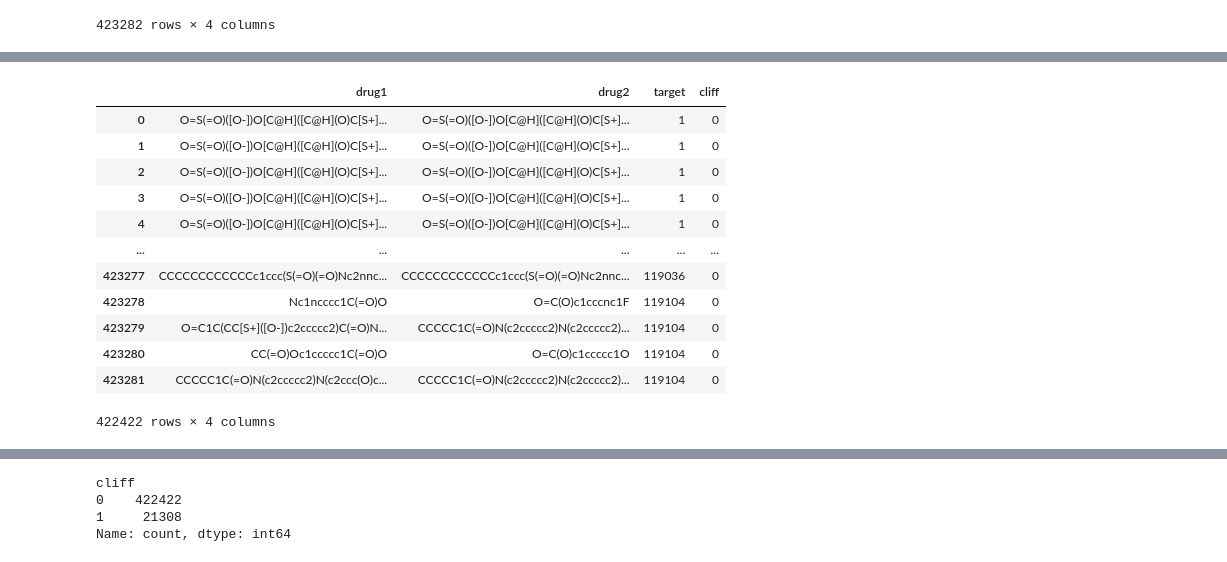
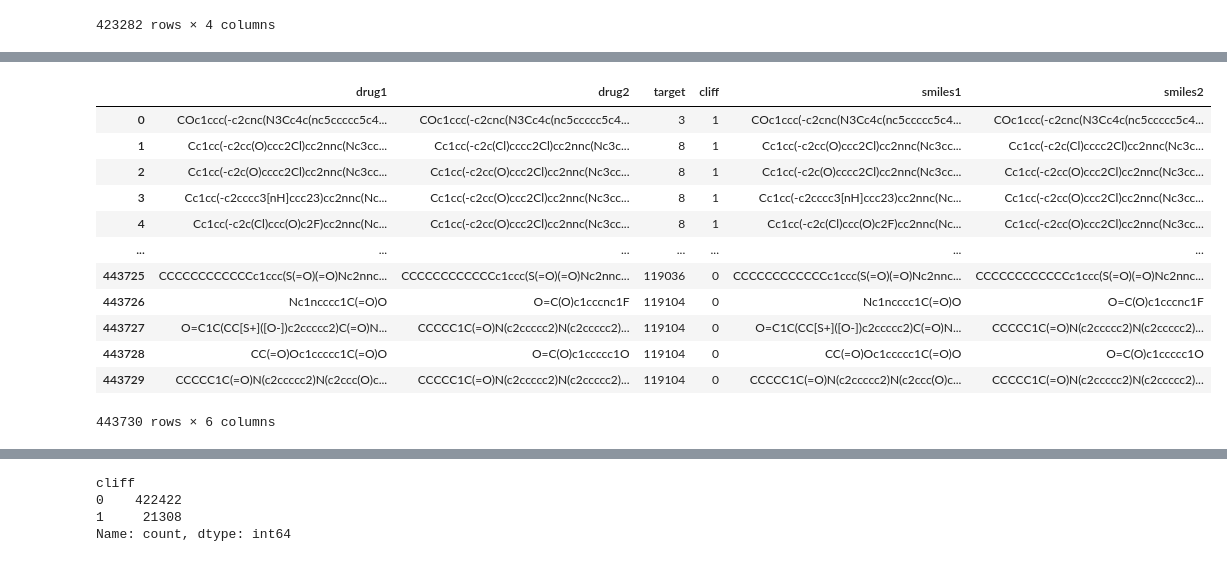
Before and after one commit to reginaib/AC-DTI, a Jupyter notebook: scripts/ds_acnet_preprocess.ipynb, the cells around one changed output, grey strips where cells are left out. Saved outputs shown, nothing was run; the diff lists cells and outputs as text; code cells hidden in the pictures.

```diff
--- a/scripts/ds_acnet_preprocess.ipynb
+++ b/scripts/ds_acnet_preprocess.ipynb
@@ -123,16 +125,0 @@ ACNet_non_ac.columns = ['drug1', 'to_drop', 'drug2', 'to_drop', 'target', 'cliff
-# %%
-ACNet_non_ac
-# %% [output]
-|  | drug1 | drug2 | target | cliff |
-| 0 | O=S(=O)([O-])O[C@H]([C@H](O)C[S+]... | O=S(=O)([O-])O[C@H]([C@H](O)C[S+]... | 1 | 0 |
-| 1 | O=S(=O)([O-])O[C@H]([C@H](O)C[S+]... | O=S(=O)([O-])O[C@H]([C@H](O)C[S+]... | 1 | 0 |
-| 2 | O=S(=O)([O-])O[C@H]([C@H](O)C[S+]... | O=S(=O)([O-])O[C@H]([C@H](O)C[S+]... | 1 | 0 |
-| 3 | O=S(=O)([O-])O[C@H]([C@H](O)C[S+]... | O=S(=O)([O-])O[C@H]([C@H](O)C[S+]... | 1 | 0 |
-| 4 | O=S(=O)([O-])O[C@H]([C@H](O)C[S+]... | O=S(=O)([O-])O[C@H]([C@H](O)C[S+]... | 1 | 0 |
-| ... | ... | ... | ... | ... |
-| 423277 | CCCCCCCCCCCCc1ccc(S(=O)(=O)Nc2nnc... | CCCCCCCCCCCCc1ccc(S(=O)(=O)Nc2nnc... | 119036 | 0 |
-| 423278 | Nc1ncccc1C(=O)O | O=C(O)c1cccnc1F | 119104 | 0 |
-| 423279 | O=C1C(CC[S+]([O-])c2ccccc2)C(=O)N... | CCCCC1C(=O)N(c2ccccc2)N(c2ccccc2)... | 119104 | 0 |
-| 423280 | CC(=O)Oc1ccccc1C(=O)O | O=C(O)c1ccccc1O | 119104 | 0 |
-| 423281 | CCCCC1C(=O)N(c2ccccc2)N(c2ccc(O)c... | CCCCC1C(=O)N(c2ccccc2)N(c2ccccc2)... | 119104 | 0 |
-422422 rows × 4 columns
@@ -141,6 +131,22 @@ ACNet_non_ac_no_dub = ACNet_non_ac.drop_duplicates()
 # %%
 merged_ACNet_df = pd.concat([ACNet_ac_no_dub, ACNet_non_ac_no_dub], axis=0)
 merged_ACNet_df.reset_index(drop=True, inplace=True)
+# %%
+merged_ACNet_df
+# %% [output]
+|  | drug1 | drug2 | target | cliff | smiles1 | smiles2 |
+| 0 | COc1ccc(-c2cnc(N3Cc4c(nc5ccccc5c4... | COc1ccc(-c2cnc(N3Cc4c(nc5ccccc5c4... | 3 | 1 | COc1ccc(-c2cnc(N3Cc4c(nc5ccccc5c4... | COc1ccc(-c2cnc(N3Cc4c(nc5ccccc5c4... |
+| 1 | Cc1cc(-c2cc(O)ccc2Cl)cc2nnc(Nc3cc... | Cc1cc(-c2c(Cl)cccc2Cl)cc2nnc(Nc3c... | 8 | 1 | Cc1cc(-c2cc(O)ccc2Cl)cc2nnc(Nc3cc... | Cc1cc(-c2c(Cl)cccc2Cl)cc2nnc(Nc3c... |
+| 2 | Cc1cc(-c2c(O)cccc2Cl)cc2nnc(Nc3cc... | Cc1cc(-c2cc(O)ccc2Cl)cc2nnc(Nc3cc... | 8 | 1 | Cc1cc(-c2c(O)cccc2Cl)cc2nnc(Nc3cc... | Cc1cc(-c2cc(O)ccc2Cl)cc2nnc(Nc3cc... |
+| 3 | Cc1cc(-c2cccc3[nH]ccc23)cc2nnc(Nc... | Cc1cc(-c2cc(O)ccc2Cl)cc2nnc(Nc3cc... | 8 | 1 | Cc1cc(-c2cccc3[nH]ccc23)cc2nnc(Nc... | Cc1cc(-c2cc(O)ccc2Cl)cc2nnc(Nc3cc... |
+| 4 | Cc1cc(-c2c(Cl)ccc(O)c2F)cc2nnc(Nc... | Cc1cc(-c2cc(O)ccc2Cl)cc2nnc(Nc3cc... | 8 | 1 | Cc1cc(-c2c(Cl)ccc(O)c2F)cc2nnc(Nc... | Cc1cc(-c2cc(O)ccc2Cl)cc2nnc(Nc3cc... |
+| ... | ... | ... | ... | ... | ... | ... |
+| 443725 | CCCCCCCCCCCCc1ccc(S(=O)(=O)Nc2nnc... | CCCCCCCCCCCCc1ccc(S(=O)(=O)Nc2nnc... | 119036 | 0 | CCCCCCCCCCCCc1ccc(S(=O)(=O)Nc2nnc... | CCCCCCCCCCCCc1ccc(S(=O)(=O)Nc2nnc... |
+| 443726 | Nc1ncccc1C(=O)O | O=C(O)c1cccnc1F | 119104 | 0 | Nc1ncccc1C(=O)O | O=C(O)c1cccnc1F |
+| 443727 | O=C1C(CC[S+]([O-])c2ccccc2)C(=O)N... | CCCCC1C(=O)N(c2ccccc2)N(c2ccccc2)... | 119104 | 0 | O=C1C(CC[S+]([O-])c2ccccc2)C(=O)N... | CCCCC1C(=O)N(c2ccccc2)N(c2ccccc2)... |
+| 443728 | CC(=O)Oc1ccccc1C(=O)O | O=C(O)c1ccccc1O | 119104 | 0 | CC(=O)Oc1ccccc1C(=O)O | O=C(O)c1ccccc1O |
+| 443729 | CCCCC1C(=O)N(c2ccccc2)N(c2ccc(O)c... | CCCCC1C(=O)N(c2ccccc2)N(c2ccccc2)... | 119104 | 0 | CCCCC1C(=O)N(c2ccccc2)N(c2ccc(O)c... | CCCCC1C(=O)N(c2ccccc2)N(c2ccccc2)... |
+443730 rows × 6 columns
 # %%
 merged_ACNet_df.shape
 # %% [output]
```
Also changed, not shown: parts of 10 cells of this notebook.
